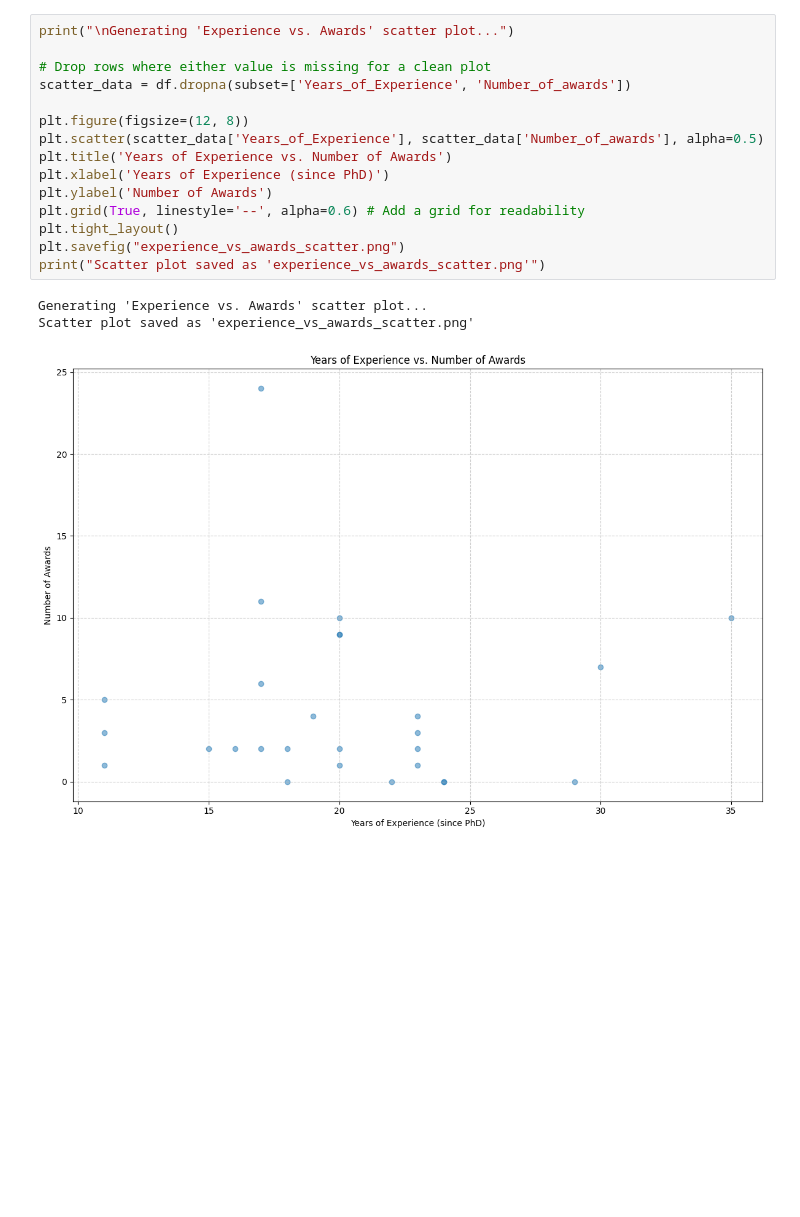
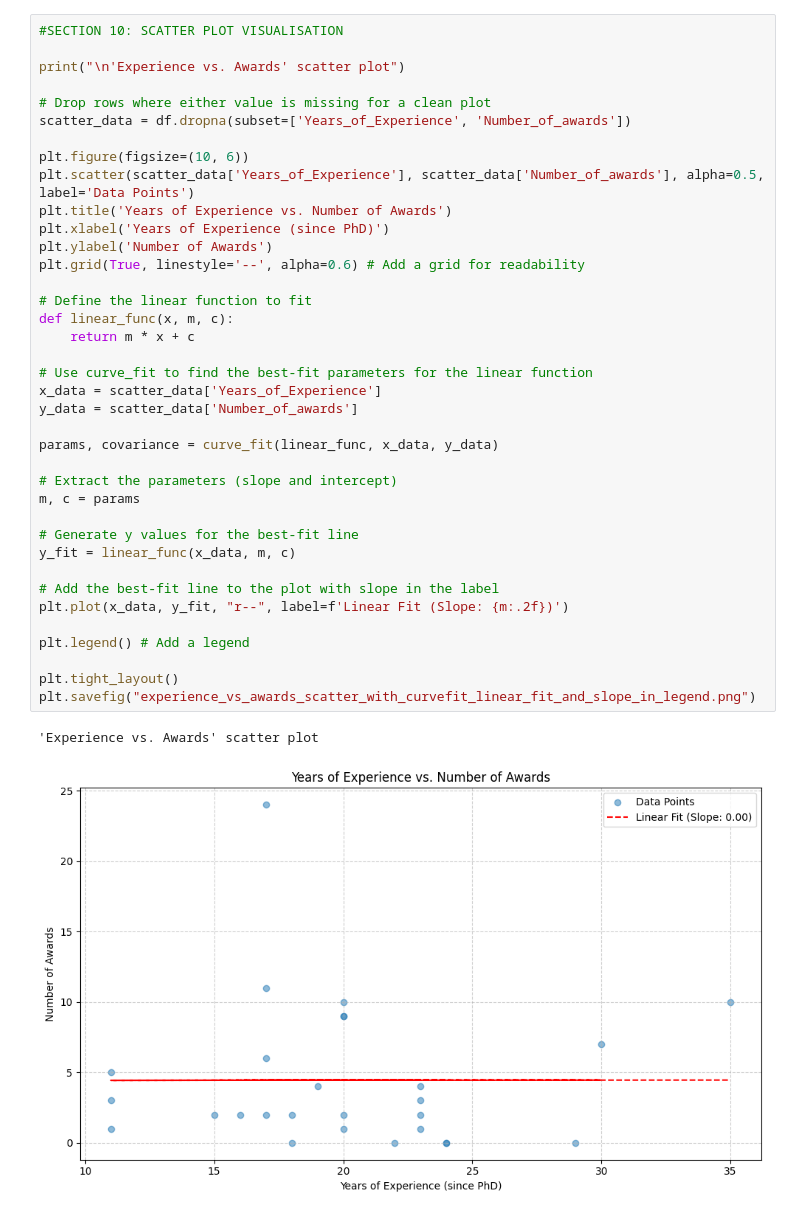
Before and after one commit to kirtikrajsp/Group12-IDC409, a Jupyter notebook: code.ipynb, the cells around one changed output. Saved outputs shown, nothing was run; the diff lists cells and outputs as text; blank space fills up the shorter version.

```diff
--- a/code.ipynb
+++ b/code.ipynb
@@ -727,21 +763,43 @@ plt.show()
 [figure]
 [figure]
 # %%
-print("\nGenerating 'Experience vs. Awards' scatter plot...")
+#SECTION 10: SCATTER PLOT VISUALISATION
+
+print("\n'Experience vs. Awards' scatter plot")
 
 # Drop rows where either value is missing for a clean plot
 scatter_data = df.dropna(subset=['Years_of_Experience', 'Number_of_awards'])
 
-plt.figure(figsize=(12, 8))
-plt.scatter(scatter_data['Years_of_Experience'], scatter_data['Number_of_awards'], alpha=0.5)
+plt.figure(figsize=(10, 6))
+plt.scatter(scatter_data['Years_of_Experience'], scatter_data['Number_of_awards'], alpha=0.5, label='Data Points')
 plt.title('Years of Experience vs. Number of Awards')
 plt.xlabel('Years of Experience (since PhD)')
 plt.ylabel('Number of Awards')
 plt.grid(True, linestyle='--', alpha=0.6) # Add a grid for readability
+
+# Define the linear function to fit
+def linear_func(x, m, c):
+    return m * x + c
+
+# Use curve_fit to find the best-fit parameters for the linear function
+x_data = scatter_data['Years_of_Experience']
+y_data = scatter_data['Number_of_awards']
+
+params, covariance = curve_fit(linear_func, x_data, y_data)
+
+# Extract the parameters (slope and intercept)
+m, c = params
+
+# Generate y values for the best-fit line
+y_fit = linear_func(x_data, m, c)
+
+# Add the best-fit line to the plot with slope in the label
+plt.plot(x_data, y_fit, "r--", label=f'Linear Fit (Slope: {m:.2f})')
+
+plt.legend() # Add a legend
+
 plt.tight_layout()
-plt.savefig("experience_vs_awards_scatter.png")
-print("Scatter plot saved as 'experience_vs_awards_scatter.png'")
+plt.savefig("experience_vs_awards_scatter_with_curvefit_linear_fit_and_slope_in_legend.png")
 # %% [output]
-Generating 'Experience vs. Awards' scatter plot...
-Scatter plot saved as 'experience_vs_awards_scatter.png'
+'Experience vs. Awards' scatter plot
-[figure, old version]
+[figure, new version]
```
Also changed, not shown: parts of 11 cells of this notebook.
